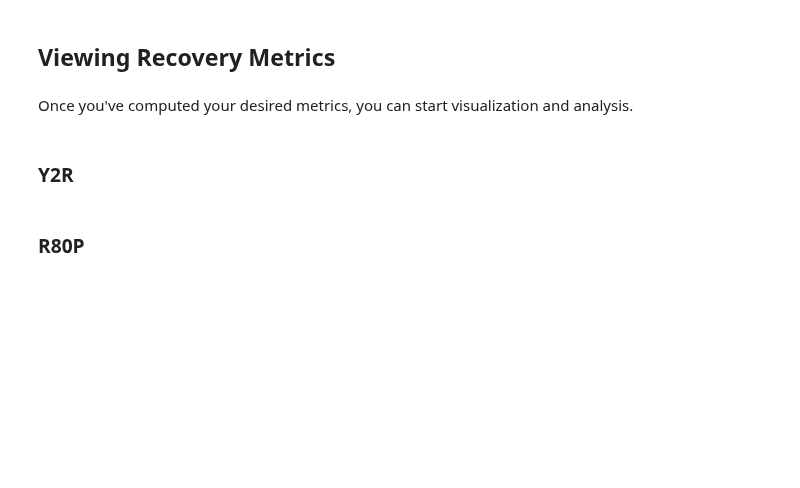
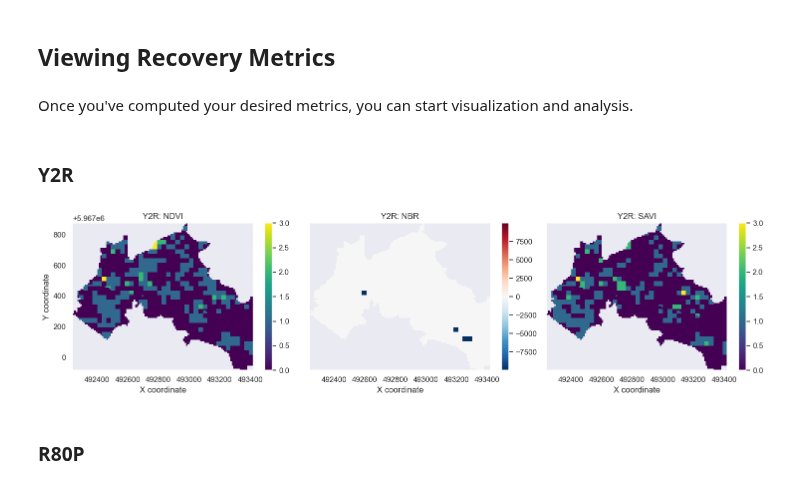
Before and after one commit to PEOPLE-ER/spectral-recovery, a Jupyter notebook: docs/overview_API.ipynb, the cells around one changed output. Saved outputs shown, nothing was run; the diff lists cells and outputs as text; code cells hidden in the pictures; blank space fills up the shorter version.

```diff
--- a/docs/overview_API.ipynb
+++ b/docs/overview_API.ipynb
@@ -62,0 +73,8 @@ Text(0.5, 1.0, 'Test restoration polygon')
+# %%
+per_pixel_median_target = sr.targets.median_target(
+    polygon=restoration_site,
+    timeseries_data=indices,
+    reference_start="2003",
+    reference_end="2004",
+    scale="pixel"
+)
@@ -95,3 +109,11 @@ recovery_metrics_pixel_target = sr.compute_metrics(
+# %%
+ra_hist_pixel = sr.compute_metrics(
+    timeseries_data=indices,
+    metrics=["Y2R", "dNBR", "R80P", "YrYr"],
+    restoration_polygons=restoration_site,
+    recovery_target=per_pixel_median_target,
+    timestep=4
+)
 # %% [markdown]
 You can visualize the spectral trajectory of your RestorationArea using the `plot_spectral_trajectory` function. If you want to write the plot to file, pass your desired path to the function.
 # %%
@@ -147,8 +166,10 @@ Once you've computed your desired metrics, you can start visualization and analy
 # %% [markdown]
 ### Y2R
 # %%
-y2r = recovery_metrics_pixel_target.sel(metric=["Y2R"])
+y2r = ra_hist_pixel.sel(metric=["Y2R"])
 plot_metrics(y2r)
+# %% [output]
+[figure, added]
 # %% [markdown]
 ### R80P
 # %%
```
Also changed, not shown: parts of 15 cells of this notebook.
